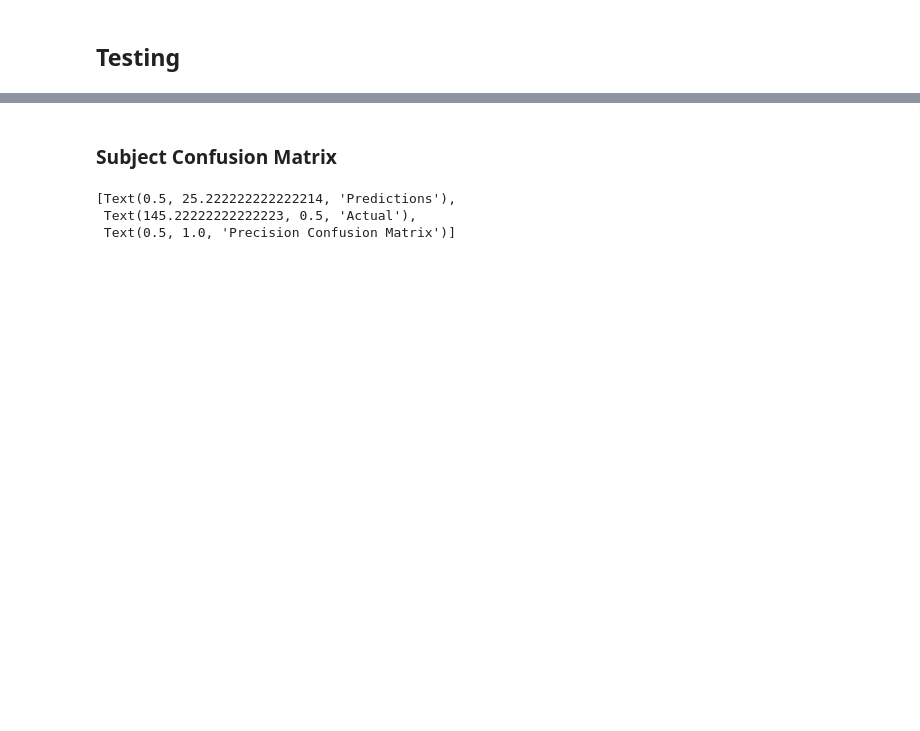
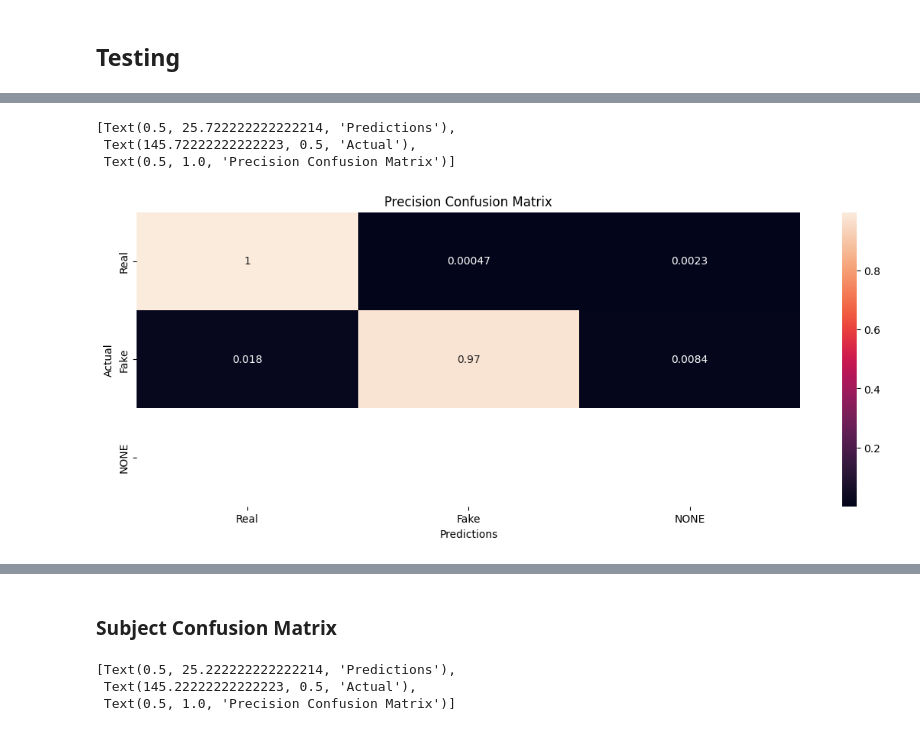
Before and after one commit to StergiousAji/mmFace-3D-Face-Recognition-using-RGB-and-mmWave-Radar, a Jupyter notebook: src/3DFR_Net/mmFace/mmFace-hybrid.ipynb, the cells around one changed output, grey strips where cells are left out. Drawn from its saved outputs; the diff is of its cells as text; code cells hidden in the pictures; blank space fills up the shorter version.

```diff
--- a/src/3DFR_Net/mmFace/mmFace-hybrid.ipynb
+++ b/src/3DFR_Net/mmFace/mmFace-hybrid.ipynb
@@ -246,3 +352,20 @@ tensor([[2.8075e-02, 1.9144e-02, 1.7081e-02, 0.0000e+00, 1.9891e-03, 4.1806e-02,
+# %%
+from sklearn.metrics import confusion_matrix
+import seaborn as sn
+import pandas as pd
+
+liveness_names = ["Real", "Fake", "NONE"]
+
+# Build confusion matrix
+df_cm = pd.DataFrame(cfm_liveness / np.sum(cfm_liveness, axis=1)[:, None], index=liveness_names, columns=liveness_names)
+plt.figure(figsize = (14, 5))
+heatmap = sn.heatmap(df_cm, annot=True)
+heatmap.set(xlabel ="Predictions", ylabel = "Actual", title ='Precision Confusion Matrix')
+# %% [output]
+[Text(0.5, 25.722222222222214, 'Predictions'),
+ Text(145.72222222222223, 0.5, 'Actual'),
+ Text(0.5, 1.0, 'Precision Confusion Matrix')]
+[figure, added]
 # %%
 import matplotlib.pyplot as plt
 
```
Also changed, not shown: parts of 13 cells of this notebook, 2 other files.
